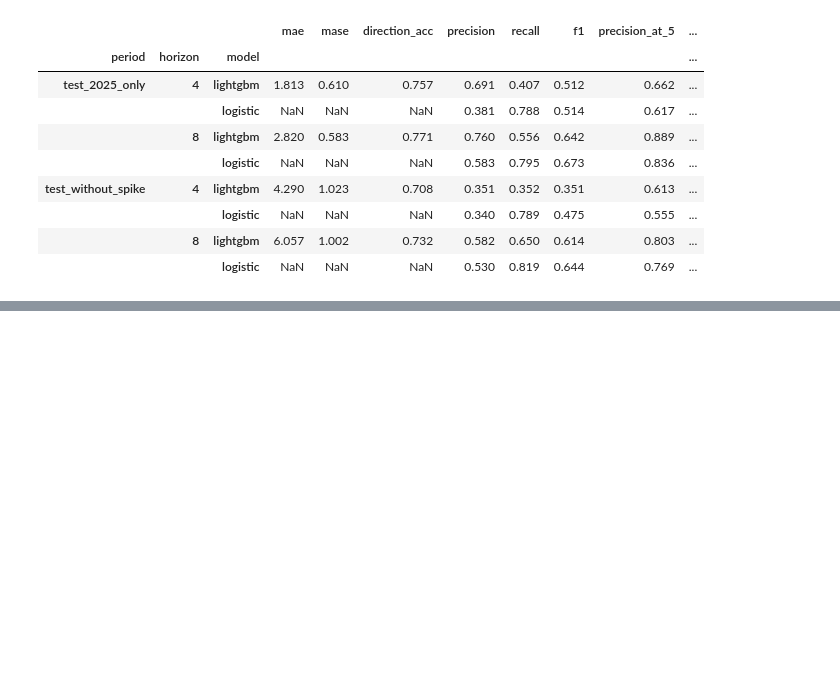
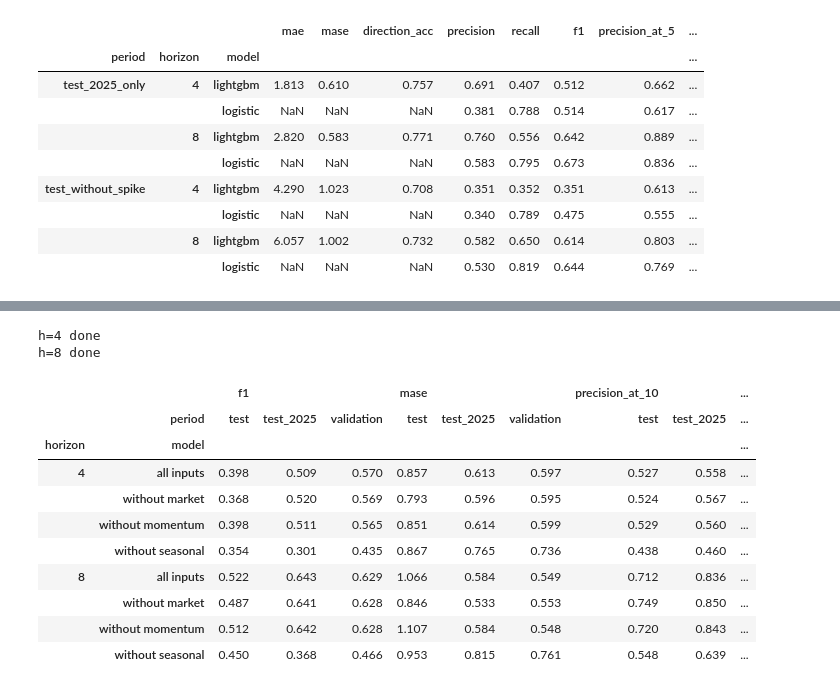
Before and after one commit to samichi-rungta/fashion-trends-forcasting, a Jupyter notebook: google_trends_models.ipynb, the cells around one changed output, grey strips where cells are left out. Drawn from its saved outputs; the diff is of its cells as text; code cells hidden in the pictures; blank space fills up the shorter version.

Commit message:
Lucja: out-of-range flag, growth vs market in rankings, feature-group ablation

```diff
--- a/google_trends_models.ipynb
+++ b/google_trends_models.ipynb
@@ -579,0 +662,58 @@ fair.sort_values(["period", "horizon", "mae"]).round(3)
+# %%
+# Feature-group ablation: train LightGBM without one group of inputs at a time
+GROUPS = {
+    "seasonal": ["week_sin", "week_cos", "lag52", "last_year_growth4", "last_year_growth8"],
+    "momentum": ["growth4", "growth8", "growth12", "accel"],
+    "market": ["market_growth4", "rel_growth4"],
+}
+VERSIONS = {"all inputs": LGBM_FEATURES}
+for g, cols in GROUPS.items():
+    VERSIONS[f"without {g}"] = [f for f in LGBM_FEATURES if f not in cols]
+ABLATION_REFIT = 13          # retrain every 13 weeks in the test to keep the run short (seed 0 only)
+
+def lgbm_with(features, params, seed=0):
+    def fp(train, test):
+        model = lgb.LGBMRegressor(n_estimators=params["n_estimators"], learning_rate=params["learning_rate"],
+                                  num_leaves=params["num_leaves"], min_child_samples=params["min_child_samples"],
+                                  subsample=0.8, subsample_freq=1, colsample_bytree=0.8,
+                                  random_state=seed, verbose=-1)
+        model.fit(train[features], train["target"])
+        out = test.copy()
+        ratio = np.exp(model.predict(test[features]))
+        out["predicted"] = (ratio * (out["last4_avg"] + EPS) - EPS).clip(lower=0)
+        out["predicted_rising"] = out["predicted"] > THRESHOLD * out["last4_avg"]
+        out["prob_rising"] = np.nan
+        return out
+    return fp
+
+abl = []
+for h in HORIZONS:
+    d = data[h]
+    for name, features in VERSIONS.items():
+        fp = lgbm_with(features, best[("lightgbm", h)])
+        for fold, (start, end) in FOLDS.items():
+            abl.append(finish(walk_forward(d, start, end, 53, fp), name, "validation", 0))
+        p = finish(walk_forward(d, TEST_START, d["date"].max(), ABLATION_REFIT, fp), name, "test", 0)
+        abl.append(p)
+        p25 = p[(p["date"] + pd.to_timedelta(p["horizon"] * 7, unit="D")) < "2026-01-01"].copy()
+        p25["period"] = "test_2025"
+        abl.append(p25)
+    print(f"h={h} done")
+
+ablation = evaluate(pd.concat(abl, ignore_index=True))
+ablation.to_csv(os.path.join(OUT_DIR, "ablation_results.csv"), index=False)
+ablation.pivot_table(index=["horizon", "model"], columns="period", values=["mase", "f1", "precision_at_10"]).round(3)
+# %% [output]
+h=4 done
+h=8 done
+|  |  | f1 |  |  | mase |  |  | precision_at_10 |  | ... |
+|  | period | test | test_2025 | validation | test | test_2025 | validation | test | test_2025 | ... |
+| horizon | model |  |  |  |  |  |  |  |  | ... |
+| 4 | all inputs | 0.398 | 0.509 | 0.570 | 0.857 | 0.613 | 0.597 | 0.527 | 0.558 | ... |
+|  | without market | 0.368 | 0.520 | 0.569 | 0.793 | 0.596 | 0.595 | 0.524 | 0.567 | ... |
+|  | without momentum | 0.398 | 0.511 | 0.565 | 0.851 | 0.614 | 0.599 | 0.529 | 0.560 | ... |
+|  | without seasonal | 0.354 | 0.301 | 0.435 | 0.867 | 0.765 | 0.736 | 0.438 | 0.460 | ... |
+| 8 | all inputs | 0.522 | 0.643 | 0.629 | 1.066 | 0.584 | 0.549 | 0.712 | 0.836 | ... |
+|  | without market | 0.487 | 0.641 | 0.628 | 0.846 | 0.533 | 0.553 | 0.749 | 0.850 | ... |
+|  | without momentum | 0.512 | 0.642 | 0.628 | 1.107 | 0.584 | 0.548 | 0.720 | 0.843 | ... |
+|  | without seasonal | 0.450 | 0.368 | 0.466 | 0.953 | 0.815 | 0.761 | 0.548 | 0.639 | ... |
```
Also changed, not shown: parts of 9 cells of this notebook, 6 other files.
